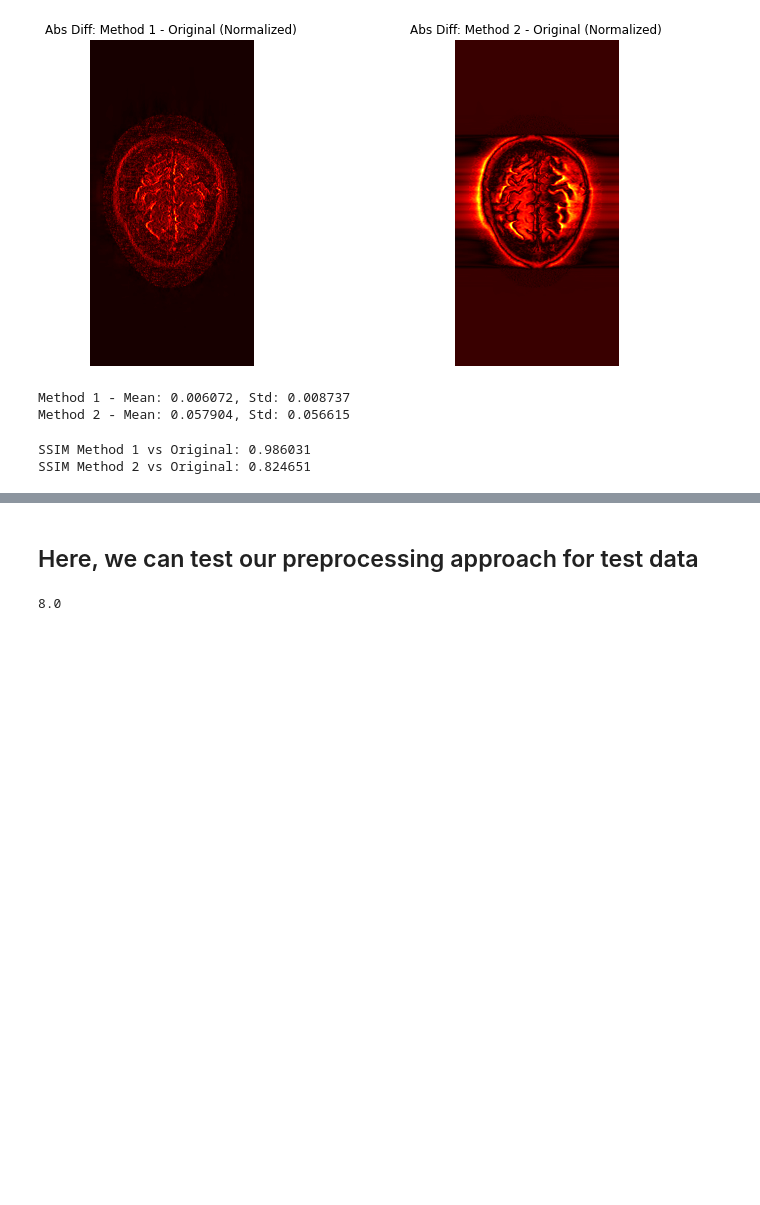
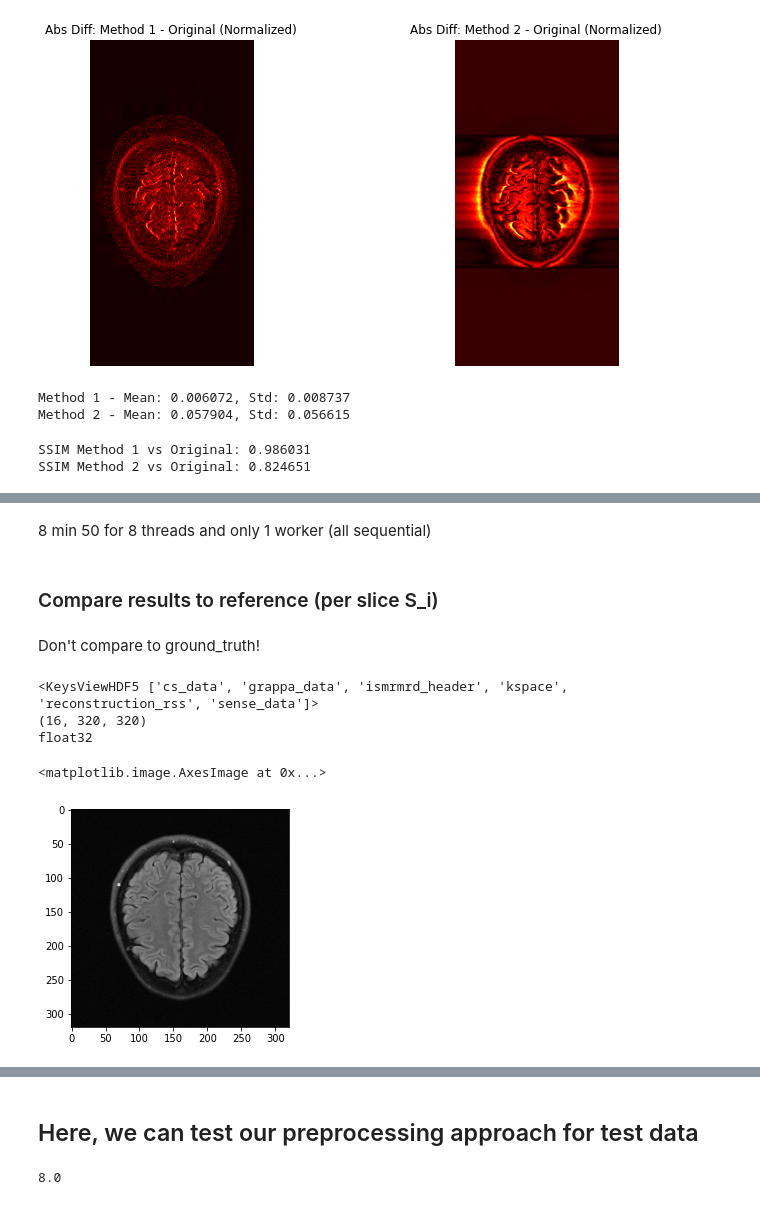
Before and after one commit to AlexSlock/fastMRI-hybrid-modelling, a Jupyter notebook: CSUNet/PreprocessingCode/preprocessing_tests.ipynb, the cells around one changed output, grey strips where cells are left out. Cells and saved outputs as stored; diff of their text form; code cells hidden in the pictures; blank space fills up the shorter version.

```diff
--- a/CSUNet/PreprocessingCode/preprocessing_tests.ipynb
+++ b/CSUNet/PreprocessingCode/preprocessing_tests.ipynb
@@ -930,0 +1203,12 @@ SSIM Method 2 vs Original: 0.824651
+# %%
+import bart
+# BART expects: (rows, cols, slices, coils)
+# Move axes to BART format:
+masked_kspace_ACS_bart = np.transpose(masked_kspace_ACS, (2, 3, 0, 1))
+print(masked_kspace_ACS_bart.shape)
+
+S_bart = bart.bart(1, "ecalib -d0 -m1", masked_kspace_ACS_bart)
+print(S_bart.shape)
+
+S = np.transpose(S_bart, (2, 3, 0, 1))
+print(S.shape)
@@ -930,0 +2264,18 @@ SSIM Method 2 vs Original: 0.824651
+# %% [markdown]
+8 min 50 for 8 threads and only 1 worker (all sequential)
+# %% [markdown]
+### Compare results to reference (per slice S_i)
+# %% [markdown]
+Don't compare to ground_truth!
+# %%
+print(hf.keys())
+ground_truth = hf['reconstruction_rss'][()]
+print(ground_truth.shape)
+print(ground_truth.dtype)
+plt.imshow(np.abs(ground_truth[7]), cmap='gray')
+# %% [output]
+<KeysViewHDF5 ['cs_data', 'grappa_data', 'ismrmrd_header', 'kspace', 'reconstruction_rss', 'sense_data']>
+(16, 320, 320)
+float32
+<matplotlib.image.AxesImage at 0x...>
+[figure, added]
```
Also changed, not shown: parts of 45 cells of this notebook.
